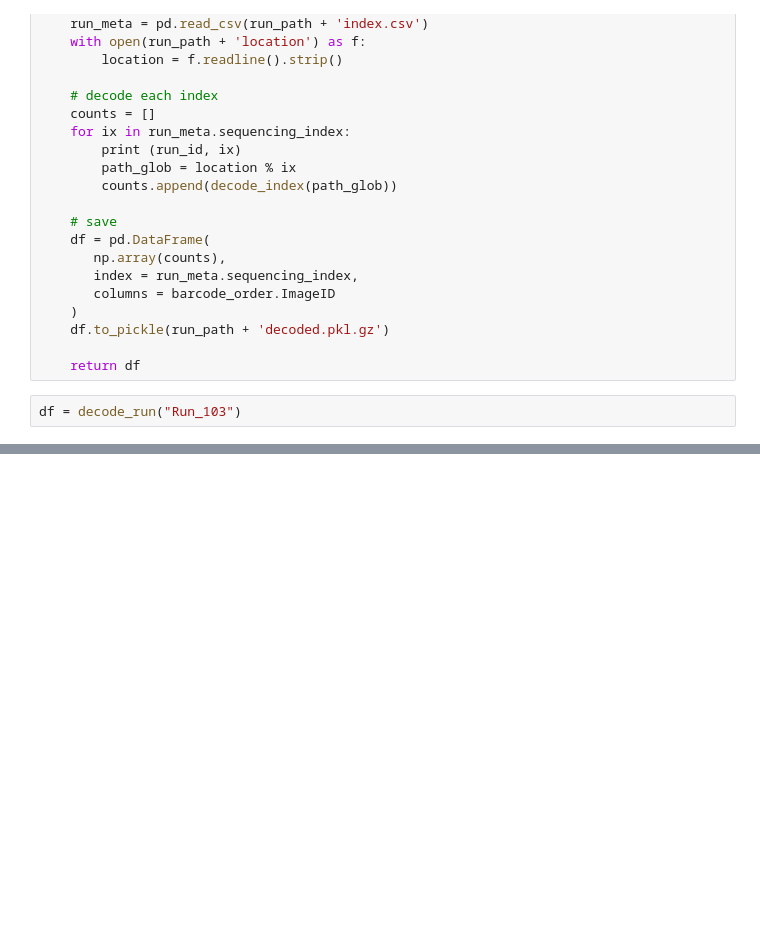
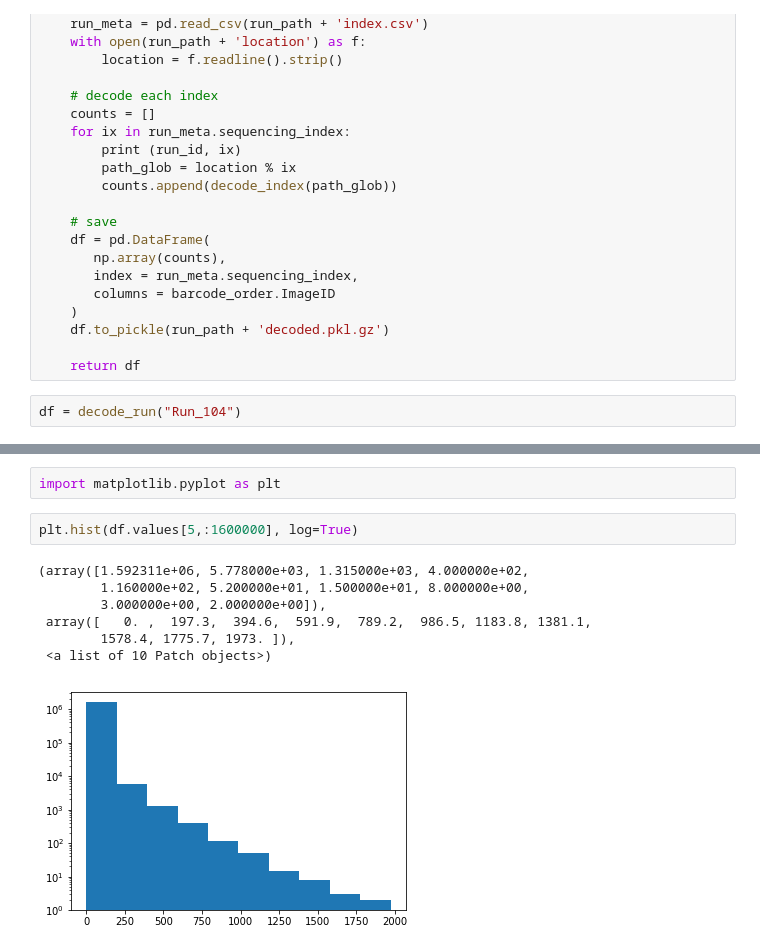
Before and after one commit to uwmisl/primo-similarity-search, a Jupyter notebook: notebooks/04_experiments/decode_sequencing_run.ipynb, the cells around one changed output, grey strips where cells are left out. Saved outputs shown, nothing was run; the diff lists cells and outputs as text; blank space fills up the shorter version.

```diff
--- a/notebooks/04_experiments/decode_sequencing_run.ipynb
+++ b/notebooks/04_experiments/decode_sequencing_run.ipynb
@@ -79,5 +79,5 @@ def decode_run(run_id):
 
     return df
 # %%
-df = decode_run("Run_103")
+df = decode_run("Run_104")
 # %% [output]
@@ -85,0 +142,12 @@ df = decode_run("Run_103")
+# %%
+import matplotlib.pyplot as plt
+# %%
+plt.hist(df.values[5,:1600000], log=True)
+# %% [output]
+(array([1.592311e+06, 5.778000e+03, 1.315000e+03, 4.000000e+02,
+        1.160000e+02, 5.200000e+01, 1.500000e+01, 8.000000e+00,
+        3.000000e+00, 2.000000e+00]),
+ array([   0. ,  197.3,  394.6,  591.9,  789.2,  986.5, 1183.8, 1381.1,
+        1578.4, 1775.7, 1973. ]),
+ <a list of 10 Patch objects>)
+[figure, added]
```
Also changed, not shown: parts of 5 cells of this notebook, 4 other files.
